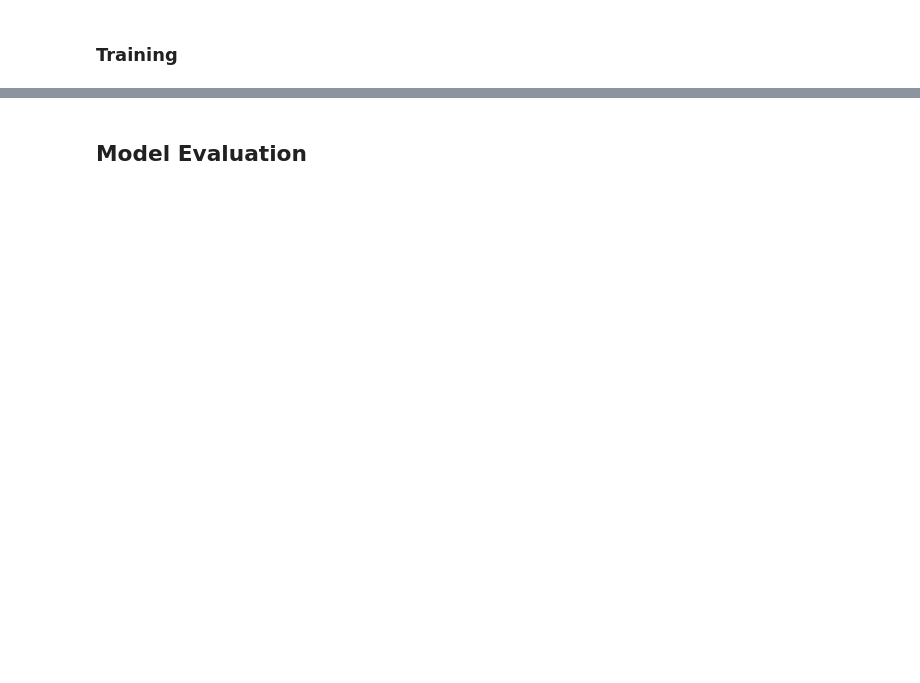
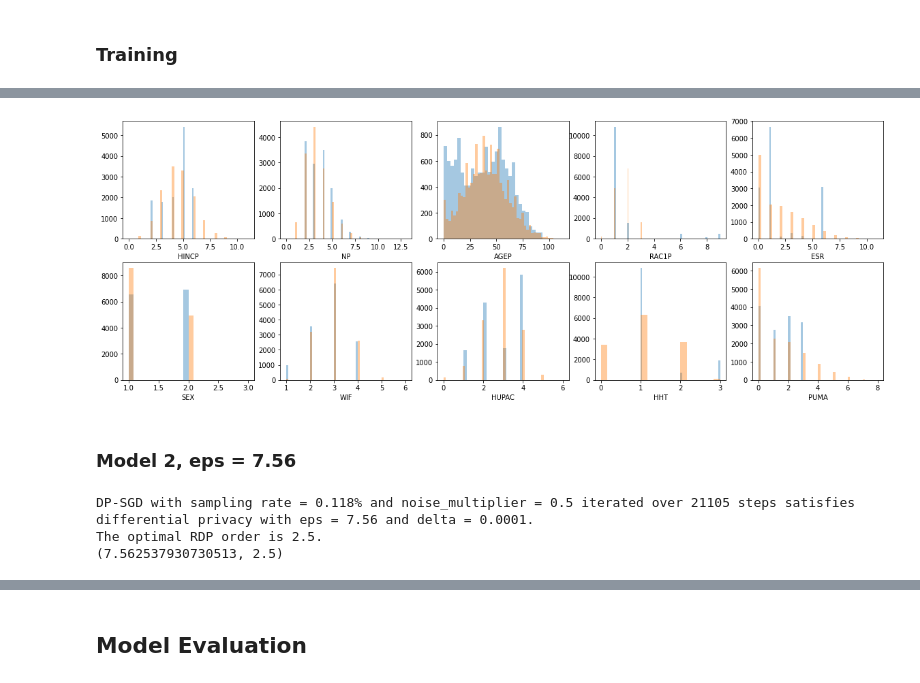
Before and after one commit to PascalJD/IFT6756, a Jupyter notebook: main.ipynb, the cells around one changed output, grey strips where cells are left out. Drawn from its saved outputs; the diff is of its cells as text; code cells hidden in the pictures; blank space fills up the shorter version.

```diff
--- a/main.ipynb
+++ b/main.ipynb
@@ -323,0 +437,3 @@ gan.logs["approx. EM distance"][-10:]
+# %%
+batch_synthetic01_df = pd.DataFrame(generate_samples(gan01.G, train_df.shape[0], args01), columns=train_df.columns)
+batch_synthetic01_df.head(10)
@@ -323,0 +476,14 @@ gan.logs["approx. EM distance"][-10:]
+# %%
+fig, ax = plt.subplots(2, 5, figsize=(20, 7))
+k = 0
+col = train_df.columns
+for i in range(2):
+  for j in range(5):
+    sns.distplot(train_df[col[k]], kde=False, ax=ax[i, j])
+    sns.distplot(batch_synthetic01_df[col[k]], kde=False, ax=ax[i, j])
+    k += 1
+plt.show()
+# %% [output]
+[figure, added]
+# %% [markdown]
+### Model 2, eps = 7.56
@@ -323,0 +503,11 @@ gan.logs["approx. EM distance"][-10:]
+# %%
+if args02.is_DP:
+    print(compute_dp_sgd_privacy.compute_dp_sgd_privacy(n=train.shape[0],
+                                              batch_size=args02.batch_size,
+                                              noise_multiplier=args02.sigma,
+                                              epochs=args02.epochs,
+                                              delta=args02.delta))
+# %% [output]
+DP-SGD with sampling rate = 0.118% and noise_multiplier = 0.5 iterated over 21105 steps satisfies differential privacy with eps = 7.56 and delta = 0.0001.
+The optimal RDP order is 2.5.
+(7.562537930730513, 2.5)
```
Also changed, not shown: parts of 130 cells of this notebook, 2 other files.
